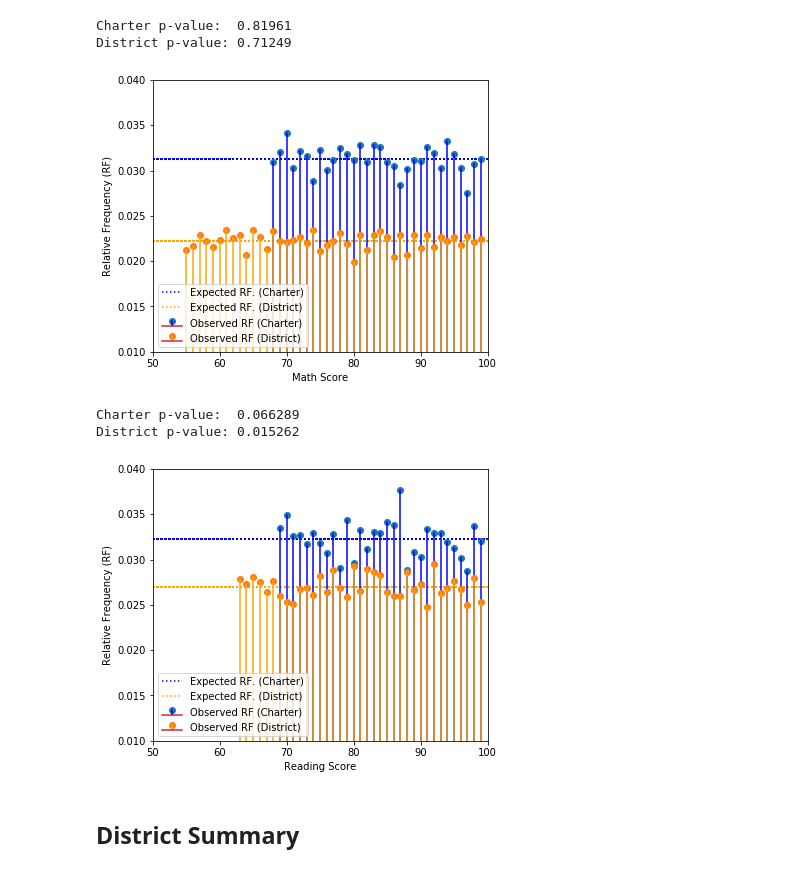
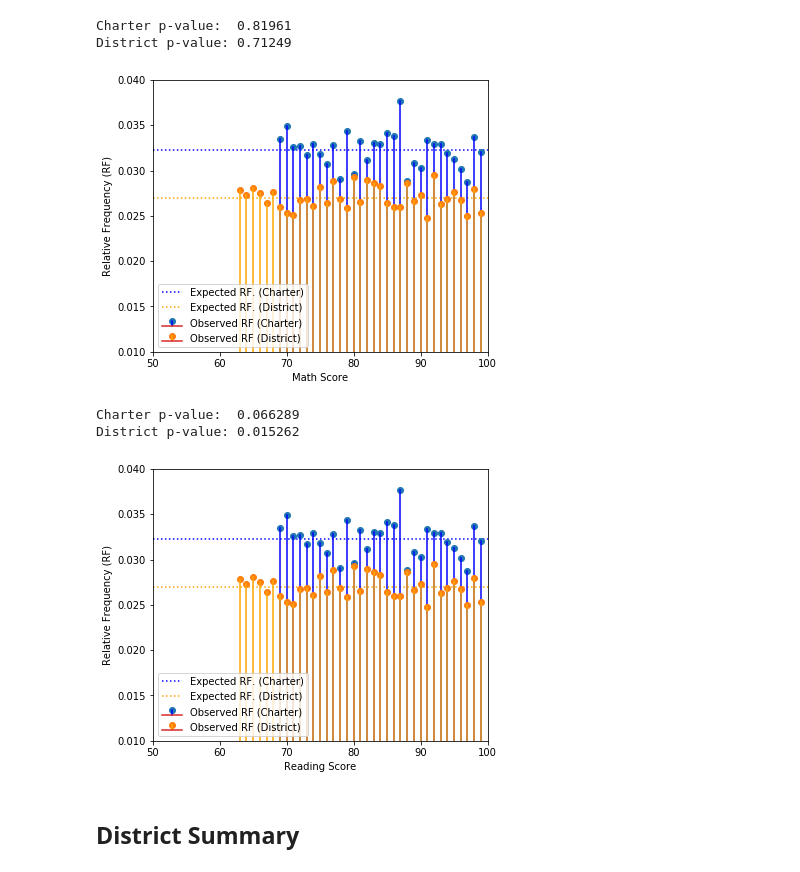
Before and after one commit to differentiablef/data-challenge, a Jupyter notebook: PyCitySchools/PyCitySchools.ipynb, the cells around one changed output. Cells and saved outputs as stored; diff of their text form; code cells hidden in the pictures.

```diff
--- a/PyCitySchools/PyCitySchools.ipynb
+++ b/PyCitySchools/PyCitySchools.ipynb
@@ -51,22 +53,22 @@ District p-value: 0.71249
 # %%
 fig, ax = plt.subplots(1)
 
 ax.set_xlim(50,100)
 ax.set_ylim(0.01, 0.04)
 ax.set_xlabel('Math Score'); ax.set_ylabel('Relative Frequency (RF)')
 
 ax.stem(scores[('Charter',)].index,
            scores[('Charter',)].values/scores[('Charter',)].sum(), 'blue',  label='Observed RF (Charter)')
 ax.stem(scores[('District',)].index,
            scores[('District',)].values/scores[('District',)].sum(), 'orange', markerfmt='C1o',  label='Observed RF (District)')
 
-ax.hlines([ ones/len(set(cmath))], 50, 100, 'blue',  ':', label="Expected RF. (Charter)" )
-ax.hlines([ ones/len(set(dmath))], 50, 100, 'orange', ':', label="Expected RF. (District)" )
+ax.hlines([ 1/len(scores[('Charter',)].index)], 50, 100, 'blue',  ':', label="Expected RF. (Charter)" )
+ax.hlines([ 1/len(scores[('District',)].index)], 50, 100, 'orange', ':', label="Expected RF. (District)" )
 ax.legend(loc=3)
 
 fig.set_size_inches(6, 5)
 # %% [output]
-[figure, old version]
+[figure, new version]
 # %%
 scores = (school_data_complete.groupby('type'))['reading_score'].value_counts()
 # perform chi^2-test
@@ -91,12 +93,12 @@ ax.stem(scores[('Charter',)].index,
 ax.stem(scores[('District',)].index,
            scores[('District',)].values/scores[('District',)].sum(), 'orange', markerfmt='C1o',  label='Observed RF (District)')
 
-ax.hlines([ ones/len(set(cread))], 50, 100, 'blue',  ':', label="Expected RF. (Charter)" )
-ax.hlines([ ones/len(set(dread))], 50, 100, 'orange', ':', label="Expected RF. (District)" )
+ax.hlines([ 1/len(scores[('Charter',)].index)], 50, 100, 'blue',  ':', label="Expected RF. (Charter)" )
+ax.hlines([ 1/len(scores[('District',)].index)], 50, 100, 'orange', ':', label="Expected RF. (District)" )
 ax.legend(loc=3)
 fig.set_size_inches(6, 5)
 # %% [output]
-[figure, old version]
+[figure, new version]
 # %% [markdown]
 ## District Summary
 # %%
```
Also changed, not shown: parts of 3 cells of this notebook.
